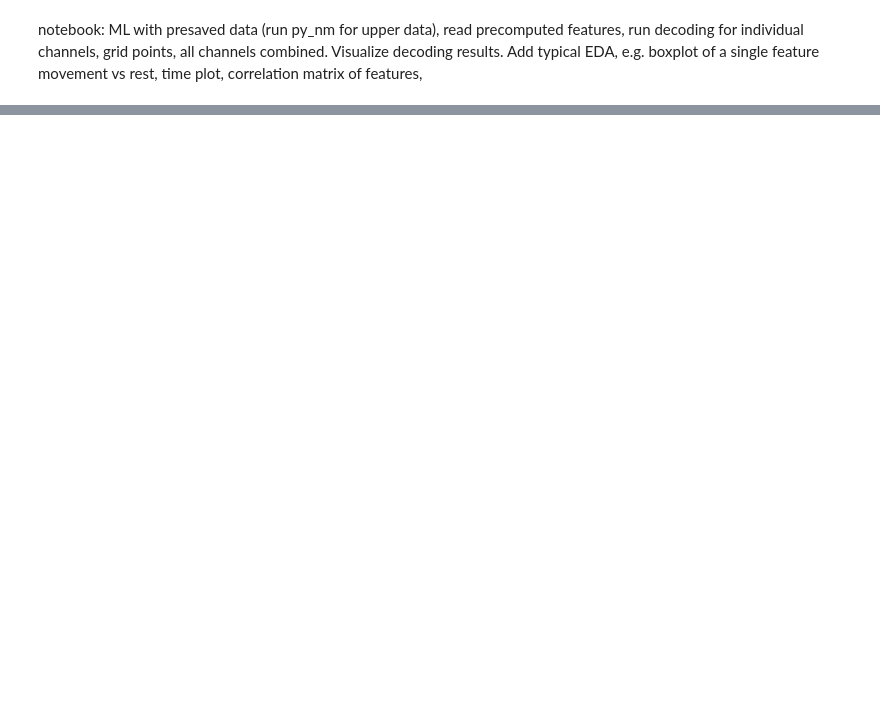
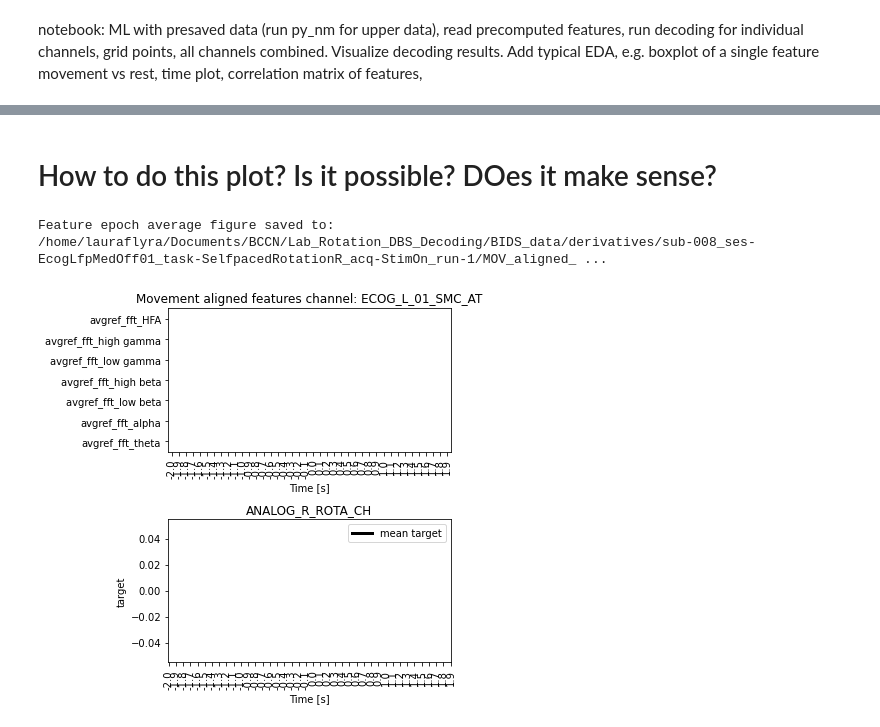
Before and after one commit to neuromodulation/py_neuromodulation, a Jupyter notebook: examples/example_decodingML.ipynb, the cells around one changed output, grey strips where cells are left out. Cells and saved outputs as stored; diff of their text form; code cells hidden in the pictures; blank space fills up the shorter version.

Commit message:
plot_target_averaged_channel not working

```diff
--- a/examples/example_decodingML.ipynb
+++ b/examples/example_decodingML.ipynb
@@ -135,0 +63,4 @@ nm_channels
+# %%
+feature_reader = nm_analysis.Feature_Reader(
+    feature_dir=PATH_OUT, feature_file=RUN_NAME
+)
@@ -135,0 +91,21 @@ nm_channels
+# %% [markdown]
+# How to do this plot? Is it possible? DOes it make sense?
+# %%
+# plot for a single channel
+ch_used = feature_reader.nm_channels.query(
+    '(type=="ecog") and (used == 1)'
+).iloc[0]["name"]
+
+feature_used = (
+    "stft" if feature_reader.settings["features"]["stft"] else "fft"
+)
+
+feature_reader.plot_target_averaged_channel(
+    ch=ch_used,
+    list_feature_keywords=[feature_used],
+    epoch_len=4,   # Length of epoch in seconds
+    threshold=0.5e-7, # Threshold to be used for identifying events
+)
+# %% [output]
+Feature epoch average figure saved to: /home/lauraflyra/Documents/BCCN/Lab_Rotation_DBS_Decoding/BIDS_data/derivatives/sub-008_ses-EcogLfpMedOff01_task-SelfpacedRotationR_acq-StimOn_run-1/MOV_aligned_ ...
+[figure, added]
```
Also changed, not shown: parts of 13 cells of this notebook.
